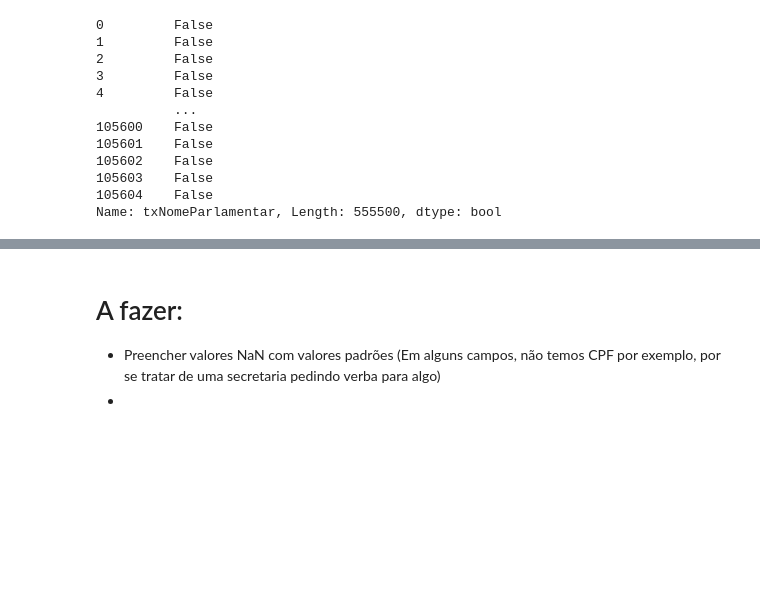
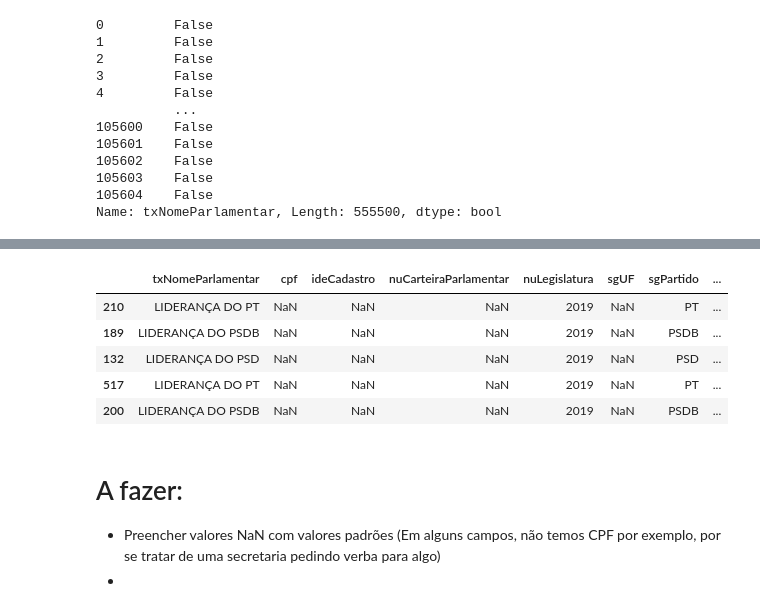
Before and after one commit to Sartorio12/Projeto_Modulo_5, a Jupyter notebook: notebook1.ipynb, the cells around one changed output, grey strips where cells are left out. Cells and saved outputs as stored; diff of their text form; code cells hidden in the pictures; blank space fills up the shorter version.

```diff
--- a/notebook1.ipynb
+++ b/notebook1.ipynb
@@ -365,3 +436,30 @@ Name: txNomeParlamentar, Length: 555500, dtype: bool
+# %%
+#Atribuindo os paritdo correspondentes as despesas atribuídas apenas a lideranças
+valores['sgPartido'] = np.where(valores['txNomeParlamentar'] == "LIDERANÇA DO PSL", 'PSL', valores.sgPartido)
+valores['sgPartido'] = np.where(valores['txNomeParlamentar'] == "LIDERANÇA DO PT", 'PT', valores.sgPartido)
+valores['sgPartido'] = np.where(valores['txNomeParlamentar'] == "LIDERANÇA DO PTB", 'PTB', valores.sgPartido)
+valores['sgPartido'] = np.where(valores['txNomeParlamentar'] == "LIDERANÇA DO PSDB", 'PSDB', valores.sgPartido)
+valores['sgPartido'] = np.where(valores['txNomeParlamentar'] == "LIDERANÇA DO PODEMOS", 'PODEMOS', valores.sgPartido)
+valores['sgPartido'] = np.where(valores['txNomeParlamentar'] == "LIDERANÇA DO SOLIDARIEDADE", 'SOLIDARIEDADE', valores.sgPartido)
+valores['sgPartido'] = np.where(valores['txNomeParlamentar'] == "LIDERANÇA DO PSD", 'PSD', valores.sgPartido)
+valores['sgPartido'] = np.where(valores['txNomeParlamentar'] == "LIDERANÇA DO NOVO", 'NOVO', valores.sgPartido)
+valores['sgPartido'] = np.where(valores['txNomeParlamentar'] == "LIDERANÇA DO DEMOCRATAS", 'DEMOCRATAS', valores.sgPartido)
+valores['sgPartido'] = np.where(valores['txNomeParlamentar'] == "LIDERANÇA DO CIDADANIA", 'CIDADANIA', valores.sgPartido)
+valores['sgPartido'] = np.where(valores['txNomeParlamentar'] == "LIDERANÇA DO AVANTE", 'AVANTE', valores.sgPartido)
+valores['sgPartido'] = np.where(valores['txNomeParlamentar'] == "LIDERANÇA DO PDT", 'PDT', valores.sgPartido)
+valores['sgPartido'] = np.where(valores['txNomeParlamentar'] == "LIDERANÇA DO PSOL", 'PSOL', valores.sgPartido)
+valores['sgPartido'] = np.where(valores['txNomeParlamentar'] == "LIDERANÇA DO PROGRESSISTAS", 'PROGRESSISTAS', valores.sgPartido)
+valores['sgPartido'] = np.where(valores['txNomeParlamentar'] == "LIDERANÇA DO PARTIDO REPUBLICANO DA ORDEM SOCIAL", 'SOCIAL', valores.sgPartido)
+# %%
+#Verificando o funcionamento da atribuição
+valores[valores['txNomeParlamentar'].str.match('LIDERANÇA')].sample(5)
+# %% [output]
+|  | txNomeParlamentar | cpf | ideCadastro | nuCarteiraParlamentar | nuLegislatura | sgUF | sgPartido | ... |
+| 210 | LIDERANÇA DO PT | NaN | NaN | NaN | 2019 | NaN | PT | ... |
+| 189 | LIDERANÇA DO PSDB | NaN | NaN | NaN | 2019 | NaN | PSDB | ... |
+| 132 | LIDERANÇA DO PSD | NaN | NaN | NaN | 2019 | NaN | PSD | ... |
+| 517 | LIDERANÇA DO PT | NaN | NaN | NaN | 2019 | NaN | PT | ... |
+| 200 | LIDERANÇA DO PSDB | NaN | NaN | NaN | 2019 | NaN | PSDB | ... |
 # %% [markdown]
 # A fazer:
 - Preencher valores NaN com valores padrões (Em alguns campos, não temos CPF por exemplo, por se tratar de uma secretaria pedindo verba para algo)
```
Also changed, not shown: parts of 12 cells of this notebook.
